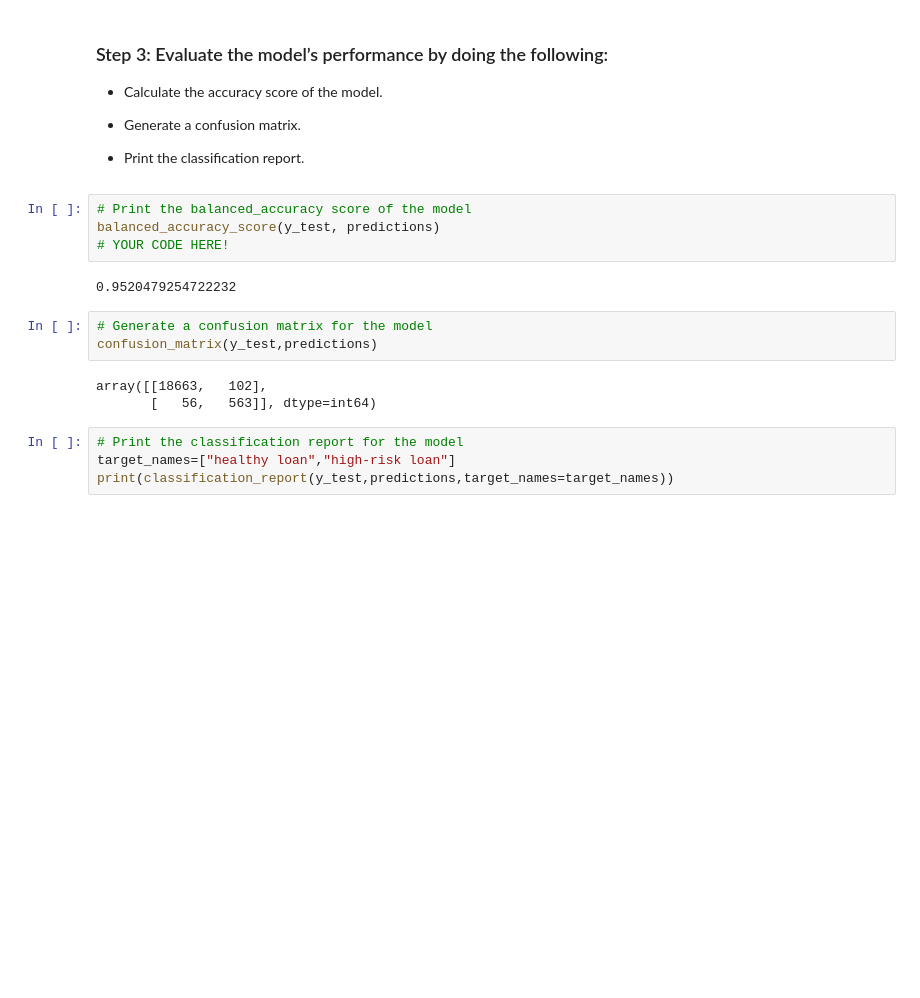
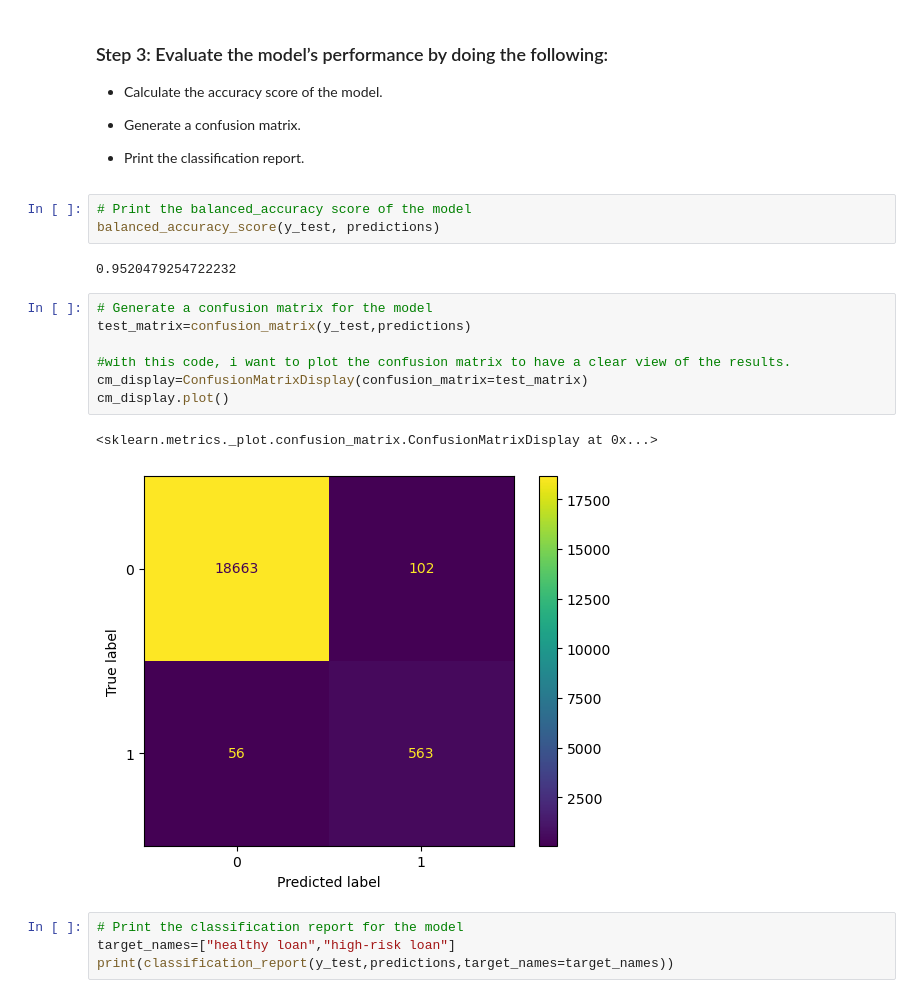
Before and after one commit to SebastianTagle/credit-risk-classification, a Jupyter notebook: Credit_Risk/credit_risk_classification.ipynb, the cells around one changed output. Drawn from its saved outputs; the diff is of its cells as text; blank space fills up the shorter version.

```diff
--- a/Credit_Risk/credit_risk_classification.ipynb
+++ b/Credit_Risk/credit_risk_classification.ipynb
@@ -119,15 +151,18 @@ results.head()
 # %%
 # Print the balanced_accuracy score of the model
 balanced_accuracy_score(y_test, predictions)
-# YOUR CODE HERE!
 # %% [output]
 0.9520479254722232
 # %%
 # Generate a confusion matrix for the model
-confusion_matrix(y_test,predictions)
+test_matrix=confusion_matrix(y_test,predictions)
+
+#with this code, i want to plot the confusion matrix to have a clear view of the results.
+cm_display=ConfusionMatrixDisplay(confusion_matrix=test_matrix)
+cm_display.plot()
 # %% [output]
-array([[18663,   102],
-       [   56,   563]], dtype=int64)
+<sklearn.metrics._plot.confusion_matrix.ConfusionMatrixDisplay at 0x...>
+[figure, added]
 # %%
 # Print the classification report for the model
 target_names=["healthy loan","high-risk loan"]
```
Also changed, not shown: parts of 23 cells of this notebook, 1 other file.
